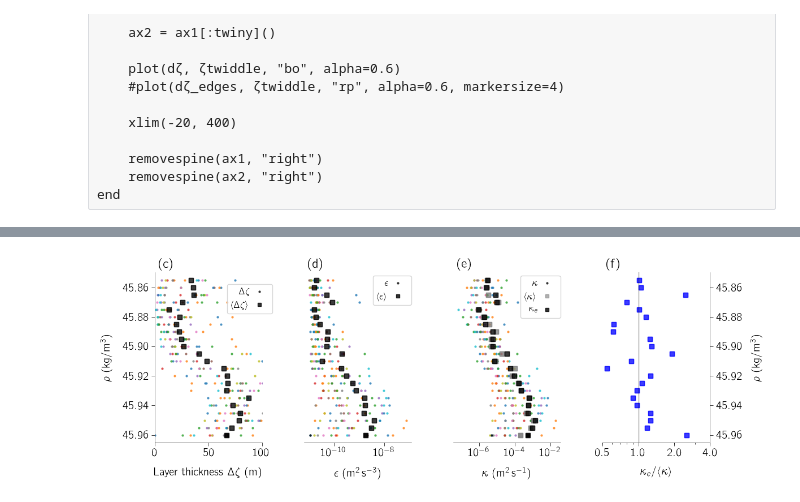
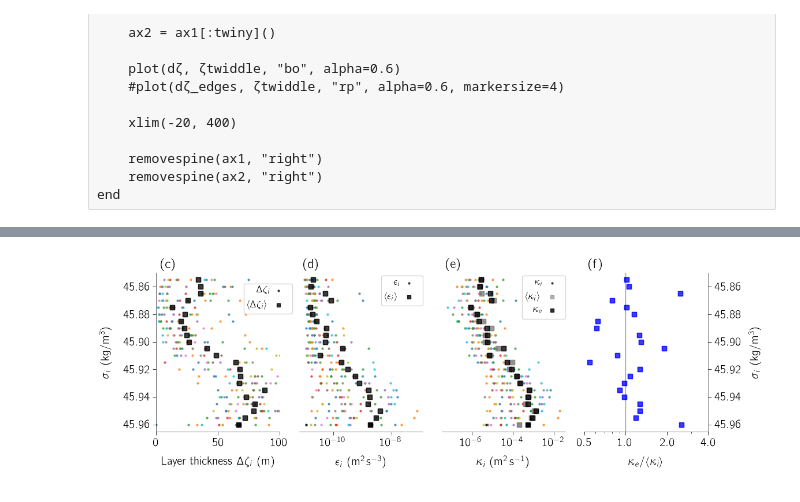
Before and after one commit to glwagner/SqueezeDispersionGRL, a Jupyter notebook: notebooks/analysis.ipynb, the cells around one changed output, grey strips where cells are left out. Saved outputs shown, nothing was run; the diff lists cells and outputs as text; code cells hidden in the pictures.

```diff
--- a/notebooks/analysis.ipynb
+++ b/notebooks/analysis.ipynb
@@ -530,8 +530,8 @@ legsize = 12
 fig, axs = subplots(ncols=4, figsize=(12, 4), sharey=true)
 
 sca(axs[1])
-xlabel("Layer thickness \$ \\Delta \\zeta \$ (m)", labelpad=12.0)
-ylabel(L"\rho \, \, \mathrm{(kg/m^3)}", labelpad=12.0)
+xlabel("Layer thickness \$ \\Delta \\zeta_i \$ (m)", labelpad=12.0)
+ylabel(L"\sigma_i \, \, \mathrm{(kg \, m^{-3})}", labelpad=12.0)
 invertaxis()
 cornerspines()
 xlim(0, 100)
@@ -540,14 +540,14 @@ yticks(sig[1:4:end, 1])
 plot(dζ, sig, ".", alpha=0.8, markeredgewidth=0.0, markersize=6)
 plot(dζ_avg, sig, "ks", alpha=0.1)
 
-plot(dζ[1], sig[1], "k.", alpha=0.8, markersize=6, markeredgewidth=0.0, label=L"\Delta \zeta")
-plot(dζ_avg[1], sig[1], "ks", alpha=0.8, markersize=4, label=L"\langle \Delta \zeta \rangle")
+plot(dζ[1], sig[1], "k.", alpha=0.8, markersize=6, markeredgewidth=0.0, label=L"\Delta \zeta_i")
+plot(dζ_avg[1], sig[1], "ks", alpha=0.8, markersize=4, label=L"\langle \Delta \zeta_i \rangle")
 #legend()
 legend(loc="upper right", bbox_to_anchor=(1.1, 0.93),
        prop=Dict("size"=>legsize), markerfirst=false, markerscale=1.0, borderaxespad=0.0, frameon=true, handletextpad=0.05)
 
 sca(axs[2])
-xlabel(L"\epsilon \,\, \mathrm{(m^2 \, s^{-3})}", labelpad=12.0)
+xlabel(L"\epsilon_i \,\, \mathrm{(m^2 \, s^{-3})}", labelpad=12.0)
 invertaxis()
 bottomspine()
 xscale("log")
@@ -557,14 +557,14 @@ axs[2][:tick_params](left=false, labelleft=false)
 plot(ep, sig, ".", alpha=0.8, markeredgewidth=0.0, markersize=6)
 plot(ep_avg, sig, "ks", alpha=0.1)
 
-plot(ep[1], sig[1], "k.", alpha=0.8, markersize=6, markeredgewidth=0.0, label=L"\epsilon")
-plot(ep_avg[1], sig[1], "ks", alpha=0.8, markersize=4, label=L"\langle \epsilon \rangle")
+plot(ep[1], sig[1], "k.", alpha=0.8, markersize=6, markeredgewidth=0.0, label=L"\epsilon_i")
+plot(ep_avg[1], sig[1], "ks", alpha=0.8, markersize=4, label=L"\langle \epsilon_i \rangle")
 #legend()
 legend(loc="upper right", bbox_to_anchor=(1.0, 0.98),
        prop=Dict("size"=>legsize), markerfirst=false, markerscale=1.0, borderaxespad=0.0, frameon=true, handletextpad=0.05)
 
 sca(axs[3])
-xlabel(L"\kappa \,\, \mathrm{(m^2 \, s^{-1})}", labelpad=12.0)
+xlabel(L"\kappa_i \,\, \mathrm{(m^2 \, s^{-1})}", labelpad=12.0)
 invertaxis()
 bottomspine()
 xscale("log")
@@ -573,36 +573,36 @@ axs[3][:tick_params](left=false, labelleft=false)
 plot(kappa_local, sig, ".", alpha=0.8, markeredgewidth=0.0, markersize=6)
 plot(kappa_avg, sig, linestyle="", marker="s", color="gray", alpha=0.1)
 plot(kappa_eff, sig, "ks", alpha=0.1)
 
-plot(kappa_local[1], sig[1], "k.", alpha=0.8, markeredgewidth=0.0, markersize=6, label=L"\kappa")
-plot(kappa_avg[1], sig[1], linestyle="", marker="s", color="gray", alpha=0.6, markersize=4, label=L"\langle \kappa \rangle")
+plot(kappa_local[1], sig[1], "k.", alpha=0.8, markeredgewidth=0.0, markersize=6, label=L"\kappa_i")
+plot(kappa_avg[1], sig[1], linestyle="", marker="s", color="gray", alpha=0.6, markersize=4, label=L"\langle \kappa_i \rangle")
 plot(kappa_eff[1], sig[1], "ks", alpha=0.8, markersize=4, label=L"\kappa_e")
 #legend()
 legend(loc="upper right", bbox_to_anchor=(1.0, 0.98),
        prop=Dict("size"=>legsize), markerfirst=false, markerscale=1.0, borderaxespad=0.0, frameon=true, handletextpad=0.05)
 
 sca(axs[4])
-xlabel(L"\kappa_e / \langle \kappa \rangle", labelpad=12.0)
-ylabel(L"\rho \, \, \mathrm{(kg/m^3)}", labelpad=12.0)
+xlabel(L"\kappa_e / \langle \kappa_i \rangle", labelpad=12.0)
+ylabel(L"\sigma_i \, \, \mathrm{(kg/m^3)}", labelpad=12.0)
 invertaxis()
 cornerspines(side="right")
 xscale("log")
 axs[4][:tick_params](left=false, labelleft=false)
 
 plot(kappa_eff./kappa_avg, sig, "bs", alpha=0.1)
 axvline(x=1, color="k", alpha=0.4, linewidth=1)
 xticks([0.5, 1, 2, 4])
 scalartickformat("x", axs[4])
 
 invertaxis(axs[1])
 
 text(xtextpos, ytextpos, "(c)", transform=axs[1][:transAxes], ha="left", va="bottom", fontsize=fs)
 text(xtextpos, ytextpos, "(d)", transform=axs[2][:transAxes], ha="left", va="bottom", fontsize=fs)
 text(xtextpos, ytextpos, "(e)", transform=axs[3][:transAxes], ha="left", va="bottom", fontsize=fs)
 text(xtextpos, ytextpos, "(f)", transform=axs[4][:transAxes], ha="left", va="bottom", fontsize=fs)
 
-tight_layout(w_pad=4.0)
+tight_layout(pad=2.0, w_pad=1.0)
 plotname = "samoanresults.png"
 savefig(plotname, dpi=960)
 # %% [output]
-[figure, old version]
+[figure, new version]
```
Also changed, not shown: 1 other file.
